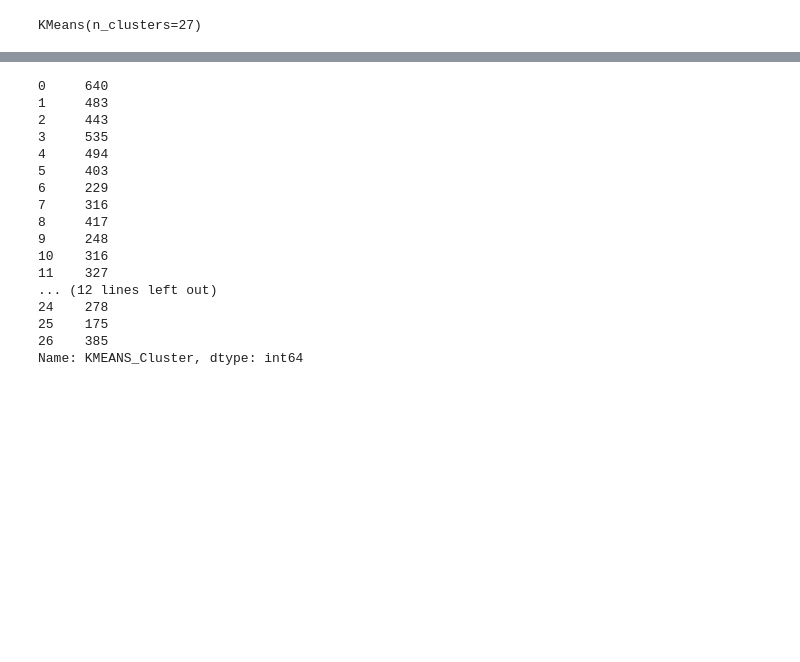
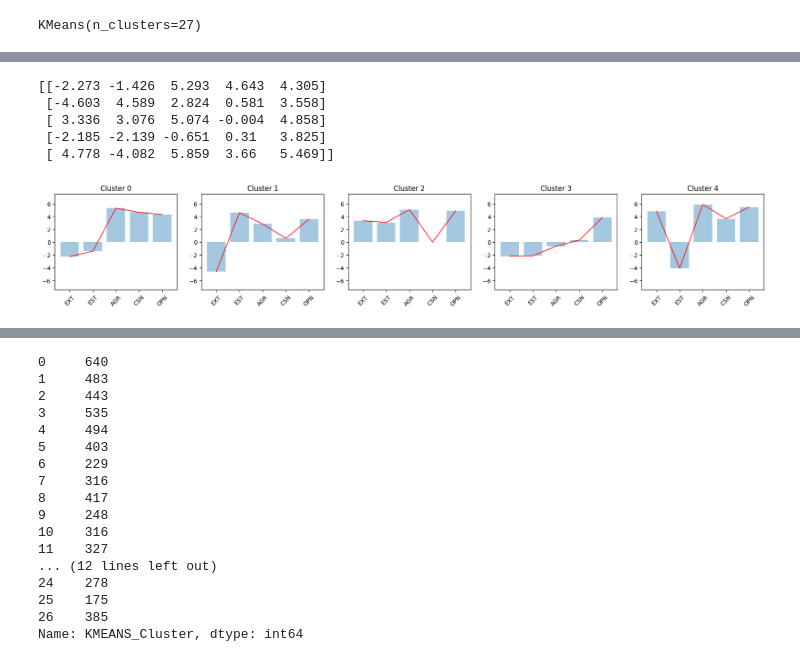
Before and after one commit to oetia/ocean-pca, a Jupyter notebook: pca.ipynb, the cells around one changed output, grey strips where cells are left out. Drawn from its saved outputs; the diff is of its cells as text; code cells hidden in the pictures; blank space fills up the shorter version.

```diff
--- a/pca.ipynb
+++ b/pca.ipynb
@@ -284,3 +275,9 @@ fig.show()
 # fig.write_html("pca-e-250.html")
 # %% [markdown]
 ## Clustering
+# %%
+# This is the dataframe that's going to be used for clustering
+df_ED_full = df_ED.copy()
+df_ED_small = df_ED.sample(1000, random_state=0)
+
+print(df_ED_full.shape, df_ED_small.shape)
@@ -286,0 +289,13 @@ fig.show()
+# %%
+clustering_metrics = pd.DataFrame(columns=["num clusters", "sse (inertia)", "silhouette", "davies_bouldin", "calinski_harabasz"])
+# %%
+for i in range(26):
+    k = i + 2
+    kmeans = KMeans(n_clusters=k, random_state=0).fit(df_ED_small)
+    clustering_metrics.loc[f"KMeans (k={k})"] = [
+        k,
+        kmeans.inertia_,
+        silhouette_score(df_ED_small, kmeans.labels_),
+        davies_bouldin_score(df_ED_small, kmeans.labels_),
+        calinski_harabasz_score(df_ED_small, kmeans.labels_)
+    ]
@@ -293,0 +505,4 @@ KMeans(n_clusters=27)
+# %%
+kmeans_5 = KMeans(n_clusters=5, random_state=0).fit(df_ED)
+kmeans_7 = KMeans(n_clusters=7, random_state=0).fit(df_ED)
+kmeans_11 = KMeans(n_clusters=11, random_state=0).fit(df_ED)
@@ -293,0 +526,18 @@ KMeans(n_clusters=27)
+# %%
+print(kmeans_5.cluster_centers_.round(3))
+plt.figure(figsize=(22,3))
+for i in range(5):
+
+    plt.subplot(1,5,i+1)
+    plt.title(f"Cluster {i}")
+    plt.bar(df_ED.columns, kmeans_5.cluster_centers_[i], alpha=0.4)
+    plt.plot(df_ED.columns, kmeans_5.cluster_centers_[i], color="red", alpha=0.8)
+    plt.xticks(rotation=45)
+    plt.ylim(-7.5, 7.5)
+# %% [output]
+[[-2.273 -1.426  5.293  4.643  4.305]
+ [-4.603  4.589  2.824  0.581  3.558]
+ [ 3.336  3.076  5.074 -0.004  4.858]
+ [-2.185 -2.139 -0.651  0.31   3.825]
+ [ 4.778 -4.082  5.859  3.66   5.469]]
+[figure, added]
```
Also changed, not shown: parts of 57 cells of this notebook, 5 other files.
